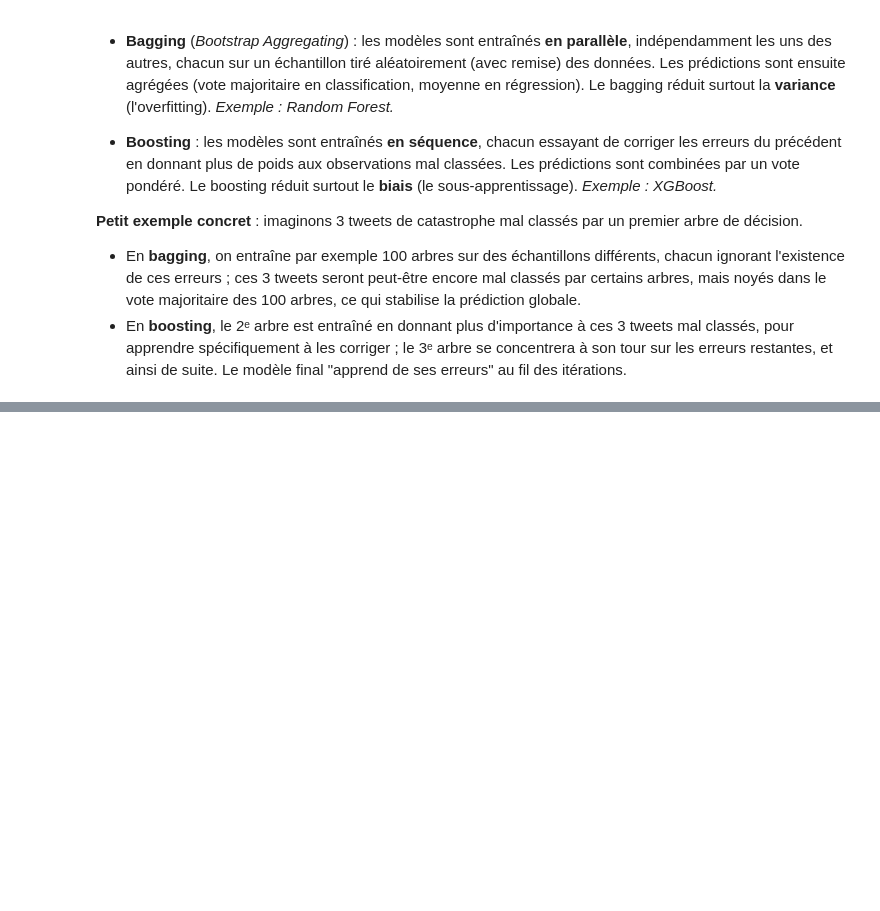
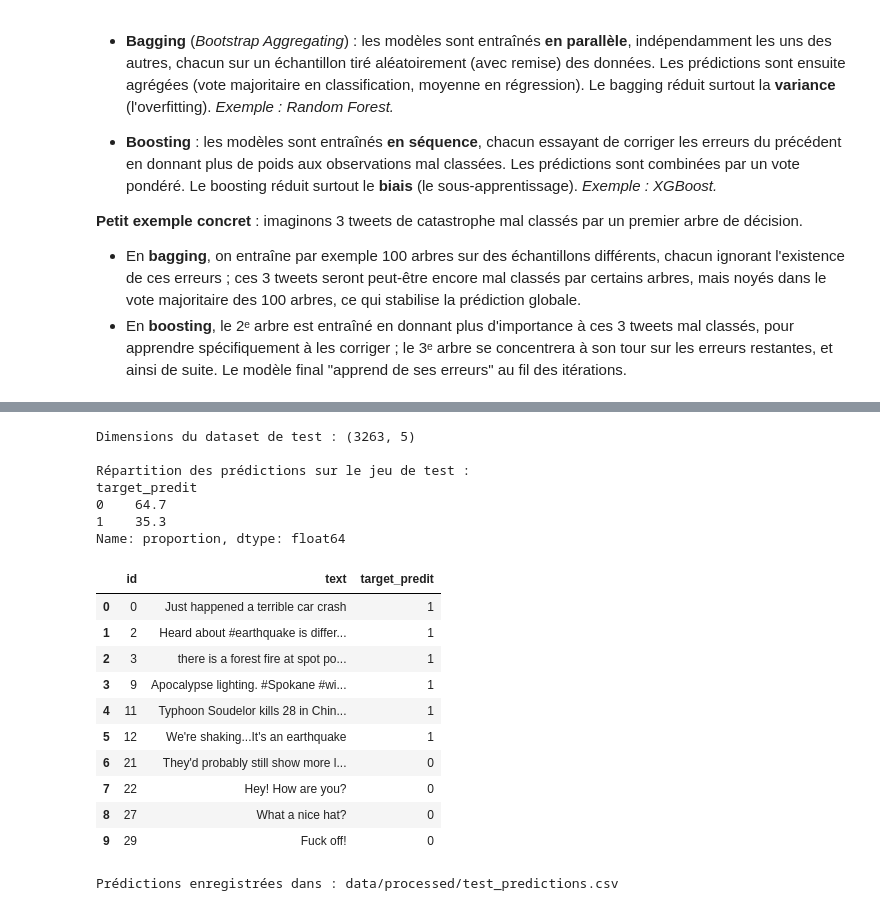
Before and after one commit to axel-achart/eye-of-emergency, a Jupyter notebook: notebook.ipynb, the cells around one changed output, grey strips where cells are left out. Drawn from its saved outputs; the diff is of its cells as text; code cells hidden in the pictures; blank space fills up the shorter version.

```diff
--- a/notebook.ipynb
+++ b/notebook.ipynb
@@ -519,0 +895,49 @@ Les deux sont des méthodes d'**ensemble** : elles combinent plusieurs modèles
+# %%
+# Chargement des donnees de test (jamais vues, sans target puisqu'il s'agit d'une vraie prediction)
+db_test = pd.read_csv("data/raw/test_tweets.csv", sep=",")
+db_test["keyword"] = db_test["keyword"].fillna("N/C")
+db_test["location"] = db_test["location"].fillna("N/C")
+db_test["clean_text"] = text_preprocessor.transform(db_test["text"])
+
+print(f"Dimensions du dataset de test : {db_test.shape}")
+
+# Re-entrainement du modele final sur 100% des donnees d'entrainement disponibles (train + validation)
+final_model = clone(best_model)
+final_model.fit(db_train["clean_text"], db_train["target"])
+
+db_test["target_predit"] = final_model.predict(db_test["clean_text"])
+
+print(f"\nRépartition des prédictions sur le jeu de test :")
+print(db_test["target_predit"].value_counts(normalize=True).round(3) * 100)
+
+db_test[["id", "text", "target_predit"]].head(10)
+# %% [output]
+Dimensions du dataset de test : (3263, 5)
+
+Répartition des prédictions sur le jeu de test :
+target_predit
+0    64.7
+1    35.3
+Name: proportion, dtype: float64
+|  | id | text | target_predit |
+| 0 | 0 | Just happened a terrible car crash | 1 |
+| 1 | 2 | Heard about #earthquake is differ... | 1 |
+| 2 | 3 | there is a forest fire at spot po... | 1 |
+| 3 | 9 | Apocalypse lighting. #Spokane #wi... | 1 |
+| 4 | 11 | Typhoon Soudelor kills 28 in Chin... | 1 |
+| 5 | 12 | We're shaking...It's an earthquake | 1 |
+| 6 | 21 | They'd probably still show more l... | 0 |
+| 7 | 22 | Hey! How are you? | 0 |
+| 8 | 27 | What a nice hat? | 0 |
+| 9 | 29 | Fuck off! | 0 |
+# %%
+import os
+
+# Sauvegarde des predictions finales : un fichier pret a etre exploite par un service d'urgence
+os.makedirs("data/processed", exist_ok=True)
+output_path = "data/processed/test_predictions.csv"
+db_test[["id", "text", "target_predit"]].to_csv(output_path, index=False)
+
+print(f"Prédictions enregistrées dans : {output_path}")
+# %% [output]
+Prédictions enregistrées dans : data/processed/test_predictions.csv
```
Also changed, not shown: parts of 22 cells of this notebook, 1 other file.
